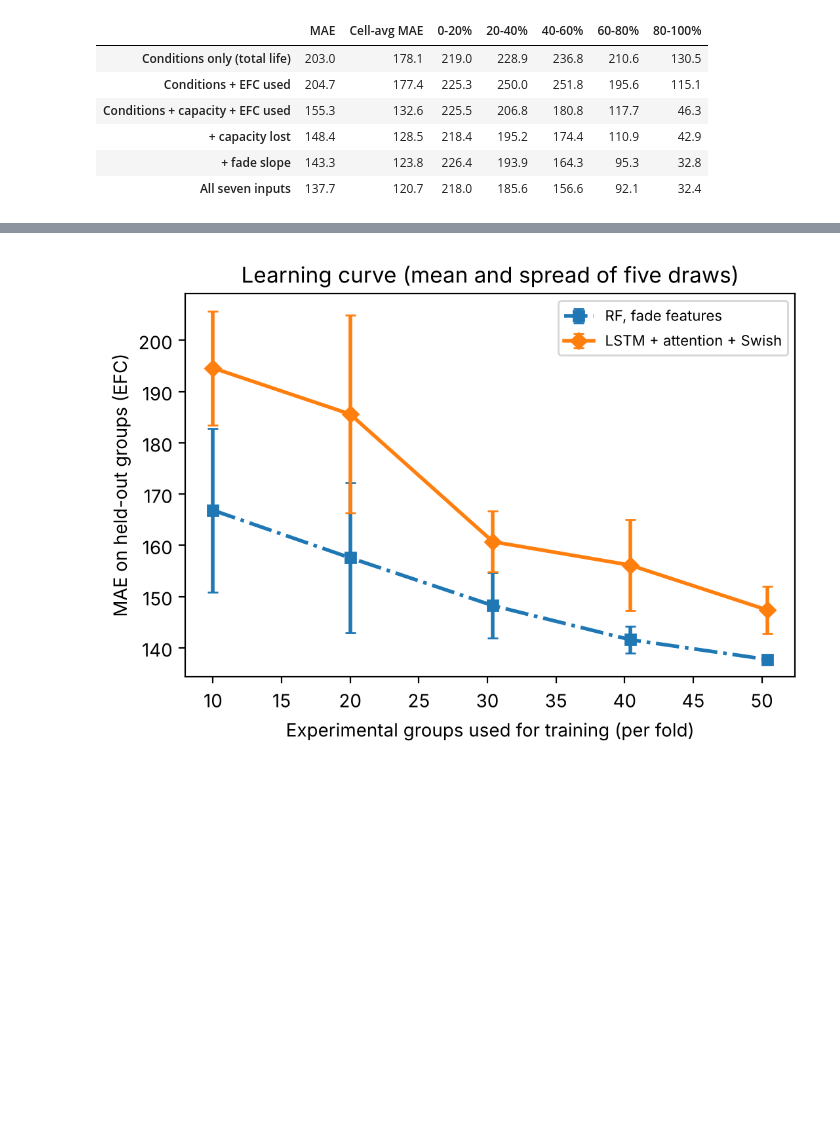
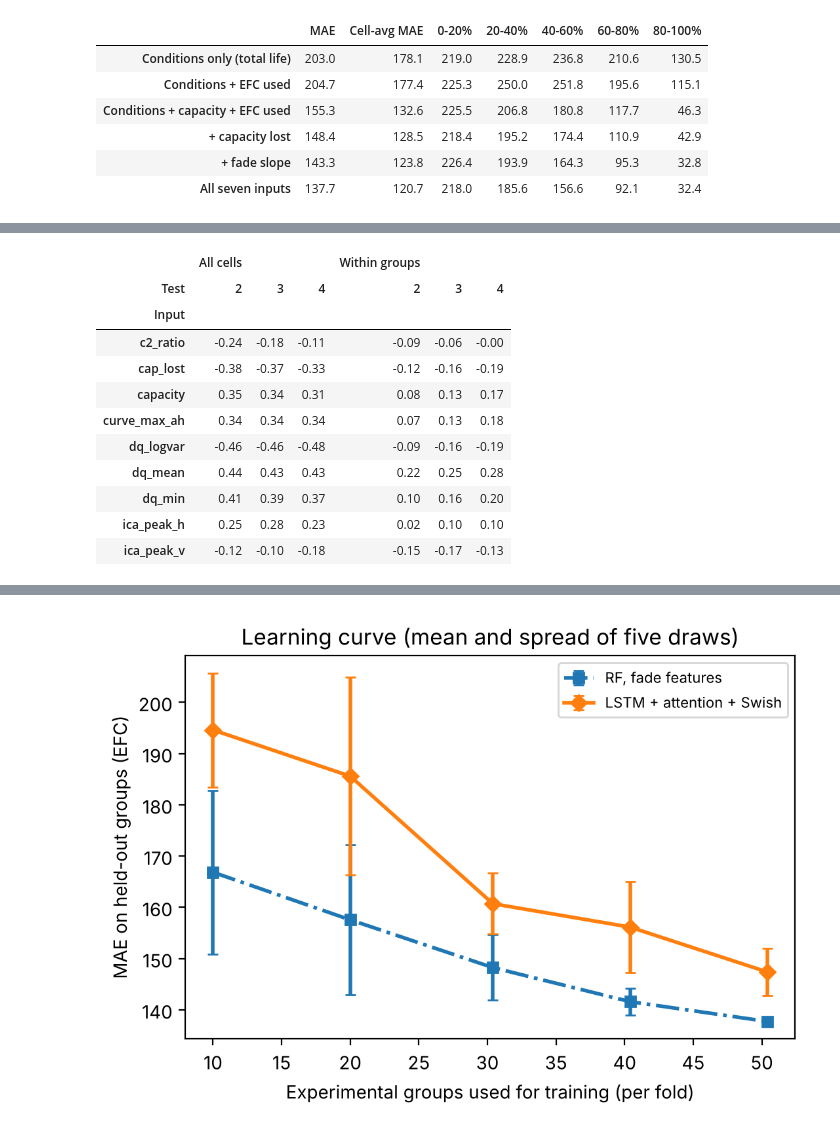
Before and after one commit to junbo9/battery-rul-lstm-attention, a Jupyter notebook: 02_train_models.ipynb, the cells around one changed output, grey strips where cells are left out. Saved outputs shown, nothing was run; the diff lists cells and outputs as text; code cells hidden in the pictures; blank space fills up the shorter version.

```diff
--- a/02_train_models.ipynb
+++ b/02_train_models.ipynb
@@ -144,20 +144,21 @@ RULNet(
 # %%
 BATCH, LR, MAX_EPOCHS, PATIENCE, CHECK_EVERY = 32, 3e-3, 120, 20, 2
 
-def train_fold(train, test, attention, activation, seed):
+def train_fold(train, test, attention, activation, seed, inputs=None):
+    Xa = X if inputs is None else inputs                                  # other inputs: section 13
     torch.manual_seed(seed)
     groups = np.unique(cell_group[train])
     np.random.RandomState(seed).shuffle(groups)
     held_out = np.isin(cell_group[train], groups[:len(groups) // 5])      # validation groups for early stopping
     val, fit = train[held_out], train[~held_out]
 
-    mean = X[fit][M[fit]].mean(axis=0)
-    std = X[fit][M[fit]].std(axis=0) + 1e-8
+    mean = Xa[fit][M[fit]].mean(axis=0)
+    std = Xa[fit][M[fit]].std(axis=0) + 1e-8
     scale = lambda a: torch.tensor((a - mean) / std)
-    x, y, m = scale(X[fit]), torch.tensor(Y[fit]), torch.tensor(M[fit])
-    x_val, pad_val = scale(X[val]), torch.tensor(~M[val])
+    x, y, m = scale(Xa[fit]), torch.tensor(Y[fit]), torch.tensor(M[fit])
+    x_val, pad_val = scale(Xa[val]), torch.tensor(~M[val])
 
-    model = RULNet(len(FEATURES), attention=attention, activation=activation)
+    model = RULNet(Xa.shape[2], attention=attention, activation=activation)
     with torch.no_grad():
         model.head[-1].bias.fill_(float(Y[fit][M[fit]].mean()))
     optimizer = torch.optim.Adam(model.parameters(), lr=LR, weight_decay=1e-4)
@@ -186,7 +187,7 @@ def train_fold(train, test, attention, activation, seed):
     model.load_state_dict(best_state)
     model.eval()
     with torch.no_grad():
-        pred_test = np.exp(model(scale(X[test]), torch.tensor(~M[test])).numpy())
+        pred_test = np.exp(model(scale(Xa[test]), torch.tensor(~M[test])).numpy())
     return pred_test, {'model': model, 'scale': scale, 'history': history, 'best_epoch': best_epoch, 'test': test}
 
 def cross_validate(attention, activation, seed):
@@ -750,0 +760,35 @@ abl
+# %%
+DQV_FILE = 'data/dqv_features.csv'
+dqv = pd.read_csv(DQV_FILE if os.path.exists(DQV_FILE) else DATA_URL.replace('rul_steps', 'dqv_features'))
+DQ = ['dq_mean', 'dq_min', 'dq_logvar']                                   # ΔQ(V) summaries
+CURVE = DQ + ['c2_ratio', 'ica_peak_v', 'ica_peak_h', 'curve_max_ah']     # all curve features
+curve_df = steps[['cell', 'step']].merge(dqv, on=['cell', 'step'], how='left')
+curve_df['dq_logvar'] = curve_df['dq_logvar'].where(curve_df['step'] > 0, -7.0)   # first test: no change yet (below all measured values)
+curve_df[CURVE] = curve_df.groupby('cell')[CURVE].ffill()                  # one test without a usable curve keeps the previous values
+steps[CURVE] = curve_df[CURVE].values
+
+early_tests = steps[steps['step'].isin([1, 2, 3])].assign(log_life=lambda d: np.log(d['efc_total']))
+corr_rows = []
+for s, d in early_tests.groupby('step'):
+    d = d[d.groupby('group')['cell'].transform('count') >= 2]                # groups with at least two cells at this test
+    for f in ['capacity', 'cap_lost'] + CURVE:
+        corr_rows.append({'Input': f, 'Test': s + 1,
+                          'All cells': spearmanr(d[f], d['log_life'])[0],
+                          'Within groups': spearmanr(d[f] - d.groupby('group')[f].transform('mean'),
+                                                     d['log_life'] - d.groupby('group')['log_life'].transform('mean'))[0]})
+curve_corr = pd.DataFrame(corr_rows).pivot(index='Input', columns='Test', values=['All cells', 'Within groups']).round(2)
+curve_corr.to_csv('figures/curve_within_group.csv')
+curve_corr
+# %% [output]
+|  | All cells |  |  | Within groups |  |  |
+| Test | 2 | 3 | 4 | 2 | 3 | 4 |
+| Input |  |  |  |  |  |  |
+| c2_ratio | -0.24 | -0.18 | -0.11 | -0.09 | -0.06 | -0.00 |
+| cap_lost | -0.38 | -0.37 | -0.33 | -0.12 | -0.16 | -0.19 |
+| capacity | 0.35 | 0.34 | 0.31 | 0.08 | 0.13 | 0.17 |
+| curve_max_ah | 0.34 | 0.34 | 0.34 | 0.07 | 0.13 | 0.18 |
+| dq_logvar | -0.46 | -0.46 | -0.48 | -0.09 | -0.16 | -0.19 |
+| dq_mean | 0.44 | 0.43 | 0.43 | 0.22 | 0.25 | 0.28 |
+| dq_min | 0.41 | 0.39 | 0.37 | 0.10 | 0.16 | 0.20 |
+| ica_peak_h | 0.25 | 0.28 | 0.23 | 0.02 | 0.10 | 0.10 |
+| ica_peak_v | -0.12 | -0.10 | -0.18 | -0.15 | -0.17 | -0.13 |
```
Also changed, not shown: parts of 6 cells of this notebook, 6 other files.
